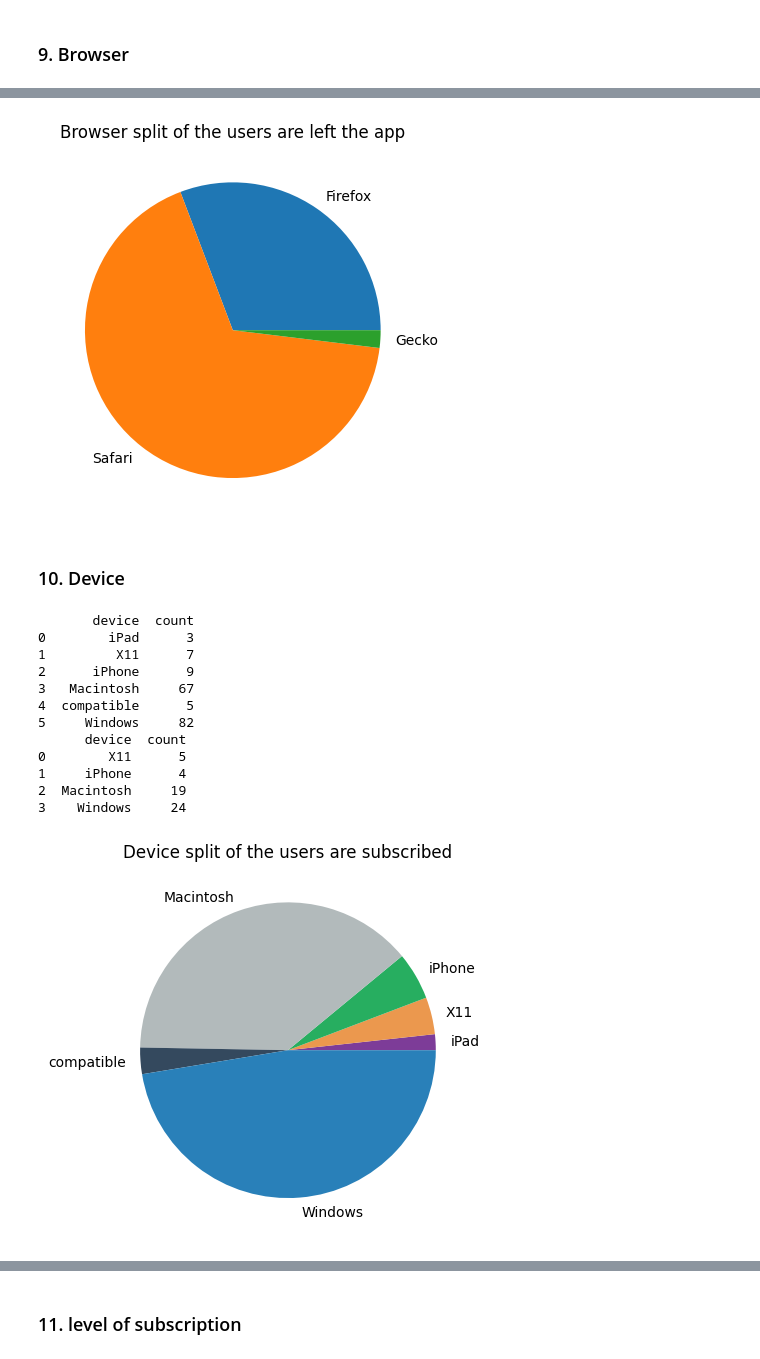
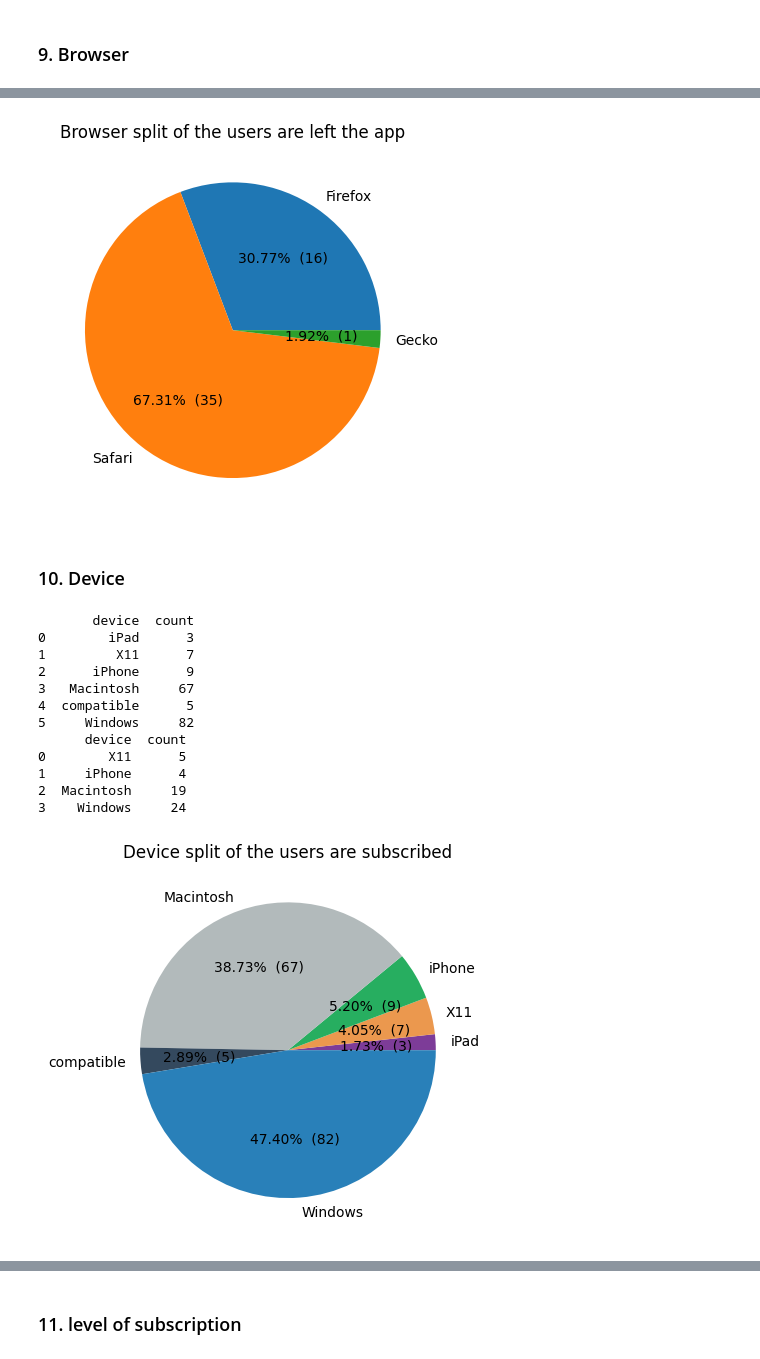
Before and after one commit to rbeni/udacity-data-science, a Jupyter notebook: project_4/Sparkify.ipynb, the cells around one changed output, grey strips where cells are left out. Cells and saved outputs as stored; diff of their text form; code cells hidden in the pictures.

```diff
--- a/project_4/Sparkify.ipynb
+++ b/project_4/Sparkify.ipynb
@@ -577,9 +571,9 @@ plt.show()
 # %%
-plt.pie(lf_browser_df["count"], labels = lf_browser_df["browser"])
+plt.pie(lf_browser_df["count"], labels = lf_browser_df["browser"], autopct=make_autopct(lf_browser_df["count"]))
 plt.title('Browser split of the users are left the app')
 plt.show()
 # %% [output]
-[figure, old version]
+[figure, new version]
 # %% [markdown]
 ### 10. Device
 # %%
@@ -610,33 +604,33 @@ sb_device_df = subscribed_users_df.select('device', 'userId').dropDuplicates().g
 
 downgraded_users_df = downgraded_users_df.withColumn("device", get_device_udf("userAgent"))
 lf_device_df = downgraded_users_df.select('device', 'userId').dropDuplicates().groupBy('device').count().toPandas()
 
 print(sb_device_df.head(10))
 print(lf_device_df.head(10))
 
 # This dict links a device to a color, so that both graphs place the same color for the same device
 colours = {'iPad': '#7d3c98',
            'X11': '#eb984e',
            'iPhone': '#27ae60',
            'Macintosh': '#b2babb',
            'compatible': '#34495e',
            'Windows': '#2980b9'}
 
-plt.pie(sb_device_df["count"], labels = sb_device_df["device"], colors=[colours[key] for key in sb_device_df["device"]])
+plt.pie(sb_device_df["count"], labels = sb_device_df["device"], colors=[colours[key] for key in sb_device_df["device"]], autopct=make_autopct(sb_device_df["count"]))
 plt.title('Device split of the users are subscribed')
 plt.show()
 # %% [output]
        device  count
 0        iPad      3
 1         X11      7
 2      iPhone      9
 3   Macintosh     67
 4  compatible      5
 5     Windows     82
       device  count
 0        X11      5
 1     iPhone      4
 2  Macintosh     19
 3    Windows     24
-[figure, old version]
+[figure, new version]
 # %%
```
Also changed, not shown: parts of 11 cells of this notebook.
